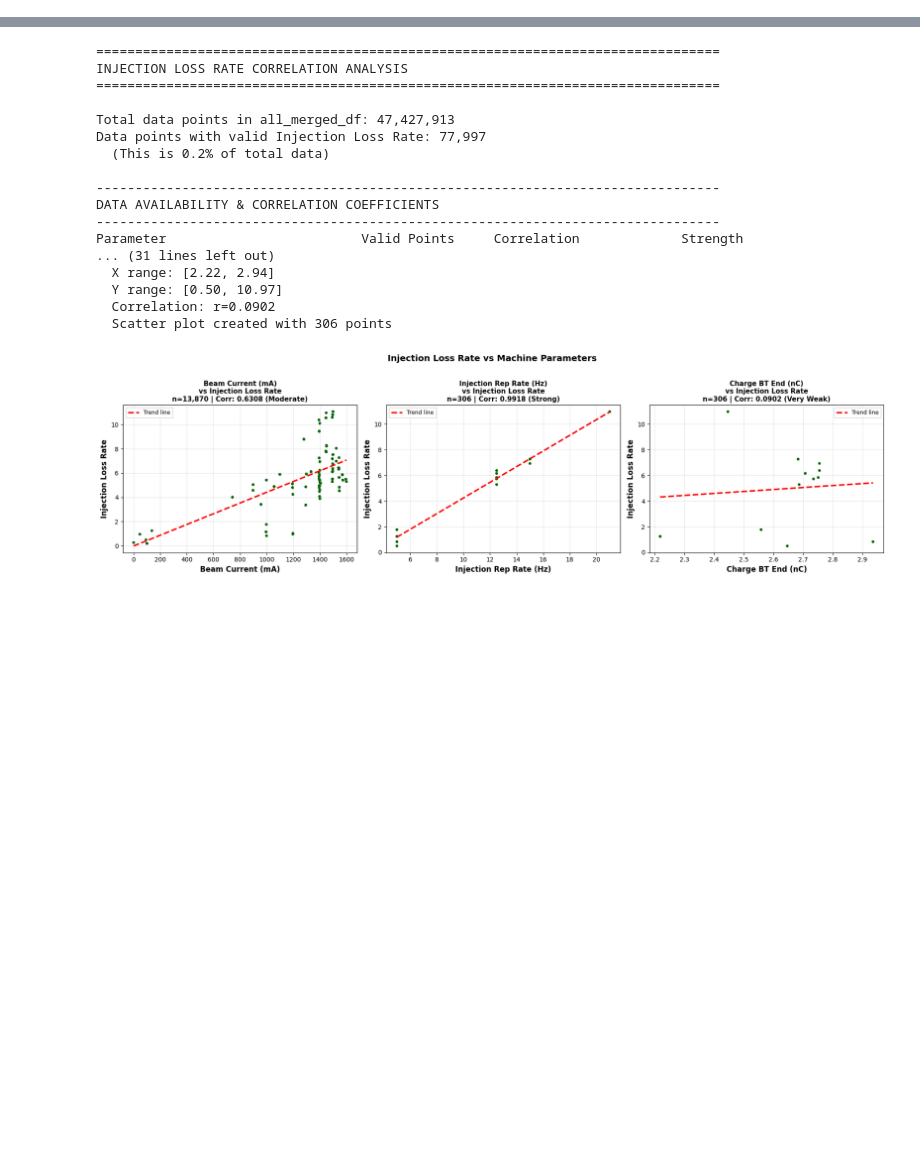
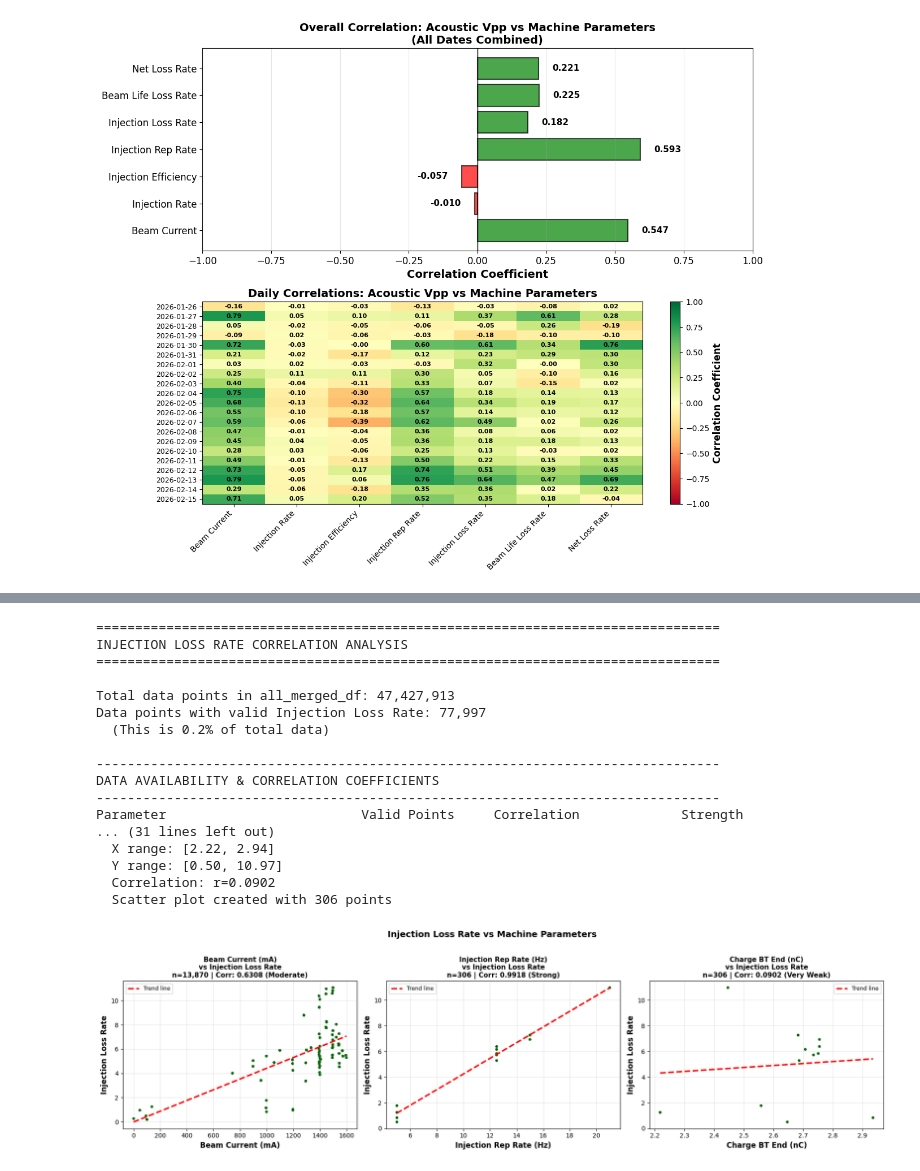
Before and after one commit to xylulu/SBL_code, a Jupyter notebook: Acoustic_csv_plotting_V4_newMachinPara.ipynb, the cells around one changed output, grey strips where cells are left out. Cells and saved outputs as stored; diff of their text form; code cells hidden in the pictures; blank space fills up the shorter version.

```diff
--- a/Acoustic_csv_plotting_V4_newMachinPara.ipynb
+++ b/Acoustic_csv_plotting_V4_newMachinPara.ipynb
@@ -9,12 +9,9 @@ import matplotlib.pyplot as plt
 import matplotlib.dates as mdates
 # %%
 # User Input Parameters (CHANGE)
-date_str = "20260223"  # YYYYMMDD format
+date_str = "20260210"  # YYYYMMDD format
 start_time = "000000"  # HHMMSS format
 end_time = "235959"  # HHMMSS format
-
-# Exclude very long lifetimes when calculating beam life loss rate (mA/s)
-BEAM_LIFETIME_MAX_FOR_LOSS_MIN = 1250  # min
 
 # Optional: Set end_time_mask to limit x-axis display (set to None to disable)
 # end_time_mask = "145200"  # HHMMSS format - cuts off display at this time
@@ -38,7 +35,6 @@ print(f"Date: {date_str}")
 print(f"Time range: {start_time} - {end_time}")
 print(f"Start: {start_time_obj.strftime('%Y-%m-%d %H:%M:%S')}")
 print(f"End: {end_time_obj.strftime('%Y-%m-%d %H:%M:%S')}")
-print(f"Beam lifetime cutoff for loss rate: {BEAM_LIFETIME_MAX_FOR_LOSS_MIN} min")
 if end_time_mask_obj:
     print(f"Display mask: {end_time_mask_obj.strftime('%Y-%m-%d %H:%M:%S')}")
 
@@ -1463,7 +1318,7 @@ for date_str_corr in date_folders:
         machine_df_corr.sort_values('time_datetime'),
         on='time_datetime',
         direction='nearest',
-        tolerance=pd.Timedelta('10s')
+        tolerance=pd.Timedelta('2s')
     )
 
     # Store merged data for this date
@@ -1518,9 +1375,6 @@ Total combined data points: 47427913
 
 import matplotlib.pyplot as plt
 from datetime import datetime
-
-if 'BEAM_LIFETIME_MAX_FOR_LOSS_MIN' not in globals():
-    BEAM_LIFETIME_MAX_FOR_LOSS_MIN = 1250
 
 print("\n" + "="*80)
 print("CORRELATION ANALYSIS - STEP 2: Calculations and Visualization")
@@ -1533,7 +1387,8 @@ parameters_to_analyze = [
     'A_INJ_Effi',
     'A_INJ_Rep_ep_Hz',
     'Inj_Loss_Rate',
-    'Beam_Life_Loss_Rate'
+    'Beam_Life_Loss_Rate',
+    'Net_Loss_Rate'
 ]
 
 # Calculate derived parameter: Injection Loss Rate = (1-Efficiency)/Efficiency * Injection Rate
@@ -1559,14 +1414,45 @@ if 'A_BM_Current_mA' in all_merged_df.columns and 'A_BM_Lifetime_min' in all_mer
         all_merged_df['A_BM_Current_mA'].notna()
         & all_merged_df['A_BM_Lifetime_min'].notna()
         & (all_merged_df['A_BM_Lifetime_min'] > 0)
-        & (all_merged_df['A_BM_Lifetime_min'] <= BEAM_LIFETIME_MAX_FOR_LOSS_MIN)
     )
     all_merged_df['Beam_Life_Loss_Rate'] = np.where(
         valid_life_mask,
         all_merged_df['A_BM_Current_mA'] / all_merged_df['A_BM_Lifetime_min'] / 60.0,
         np.nan
     )
-    print(f"  ✓ Calculated Beam_Life_Loss_Rate for combined data (lifetime <= {BEAM_LIFETIME_MAX_FOR_LOSS_MIN} min)")
+    print("  ✓ Calculated Beam_Life_Loss_Rate for combined data")
+
+# Calculate Net Loss Rate = Injection Loss - Beam Life Loss (with 2s tolerance)
+print("Calculating Net Loss Rate with 2s tolerance...")
+if 'Inj_Loss_Rate' in all_merged_df.columns and 'Beam_Life_Loss_Rate' in all_merged_df.columns:
+    # Drop existing Net_Loss_Rate to avoid duplicate columns
+    if 'Net_Loss_Rate' in all_merged_df.columns:
+        all_merged_df = all_merged_df.drop(columns=['Net_Loss_Rate'])
+
+    # Extract valid values with timestamps
+    inj_valid = all_merged_df[['time_datetime', 'Inj_Loss_Rate']].dropna(subset=['Inj_Loss_Rate'])
+    beam_valid = all_merged_df[['time_datetime', 'Beam_Life_Loss_Rate']].dropna(subset=['Beam_Life_Loss_Rate'])
+
+    # Merge with 2s tolerance to find nearest neighbors
+    matched = pd.merge_asof(
+        inj_valid.sort_values('time_datetime'),
+        beam_valid.sort_values('time_datetime'),
+        on='time_datetime',
+        direction='nearest',
+        tolerance=pd.Timedelta('2s')
+    )
+
+    # Calculate Net Loss Rate for matched pairs
+    matched['Net_Loss_Rate'] = matched['Inj_Loss_Rate'] - matched['Beam_Life_Loss_Rate']
+
+    # Merge back to original dataframe
+    all_merged_df = all_merged_df.merge(
+        matched[['time_datetime', 'Net_Loss_Rate']],
+        on='time_datetime',
+        how='left'
+    )
+
+    print(f"  ✓ Calculated Net_Loss_Rate for combined data (with 2s tolerance, {matched['Net_Loss_Rate'].notna().sum():,} points)")
 
 # Calculate for each date's merged data
 for date_str, merged_df in merged_data_by_date.items():
@@ -1587,13 +1473,40 @@ for date_str, merged_df in merged_data_by_date.items():
             merged_df['A_BM_Current_mA'].notna()
             & merged_df['A_BM_Lifetime_min'].notna()
             & (merged_df['A_BM_Lifetime_min'] > 0)
-            & (merged_df['A_BM_Lifetime_min'] <= BEAM_LIFETIME_MAX_FOR_LOSS_MIN)
         )
         merged_df['Beam_Life_Loss_Rate'] = np.where(
             valid_life_mask,
             merged_df['A_BM_Current_mA'] / merged_df['A_BM_Lifetime_min'] / 60.0,
             np.nan
         )
+
+    # Net loss rate for each date (with 2s tolerance)
+    if 'Inj_Loss_Rate' in merged_df.columns and 'Beam_Life_Loss_Rate' in merged_df.columns:
+        # Drop existing Net_Loss_Rate to avoid duplicate columns
+        if 'Net_Loss_Rate' in merged_df.columns:
+            merged_df = merged_df.drop(columns=['Net_Loss_Rate'])
+
+        inj_valid = merged_df[['time_datetime', 'Inj_Loss_Rate']].dropna(subset=['Inj_Loss_Rate'])
+        beam_valid = merged_df[['time_datetime', 'Beam_Life_Loss_Rate']].dropna(subset=['Beam_Life_Loss_Rate'])
+
+        if len(inj_valid) > 0 and len(beam_valid) > 0:
+            matched = pd.merge_asof(
+                inj_valid.sort_values('time_datetime'),
+                beam_valid.sort_values('time_datetime'),
+                on='time_datetime',
+                direction='nearest',
+                tolerance=pd.Timedelta('2s')
+            )
+            matched['Net_Loss_Rate'] = matched['Inj_Loss_Rate'] - matched['Beam_Life_Loss_Rate']
+
+            merged_df = merged_df.merge(
+                matched[['time_datetime', 'Net_Loss_Rate']],
+                on='time_datetime',
+                how='left'
+            )
+
+            # Update the stored dataframe
+            merged_data_by_date[date_str] = merged_df
 
 # Calculate daily correlations
 print("\nCalculating daily correlations...")
@@ -1674,7 +1587,8 @@ param_names = {
     'A_INJ_Effi': 'Injection Efficiency',
     'A_INJ_Rep_ep_Hz': 'Injection Rep Rate',
     'Inj_Loss_Rate': 'Injection Loss Rate',
-    'Beam_Life_Loss_Rate': 'Beam Life Loss Rate'
+    'Beam_Life_Loss_Rate': 'Beam Life Loss Rate',
+    'Net_Loss_Rate': 'Net Loss Rate'
 }
 
 for param, corr in sorted(overall_corr.items(), key=lambda x: abs(x[1]), reverse=True):
@@ -1760,0 +1681 @@ Calculating daily correlations...
+[figure, new version]
```
Also changed, not shown: parts of 14 cells of this notebook.
